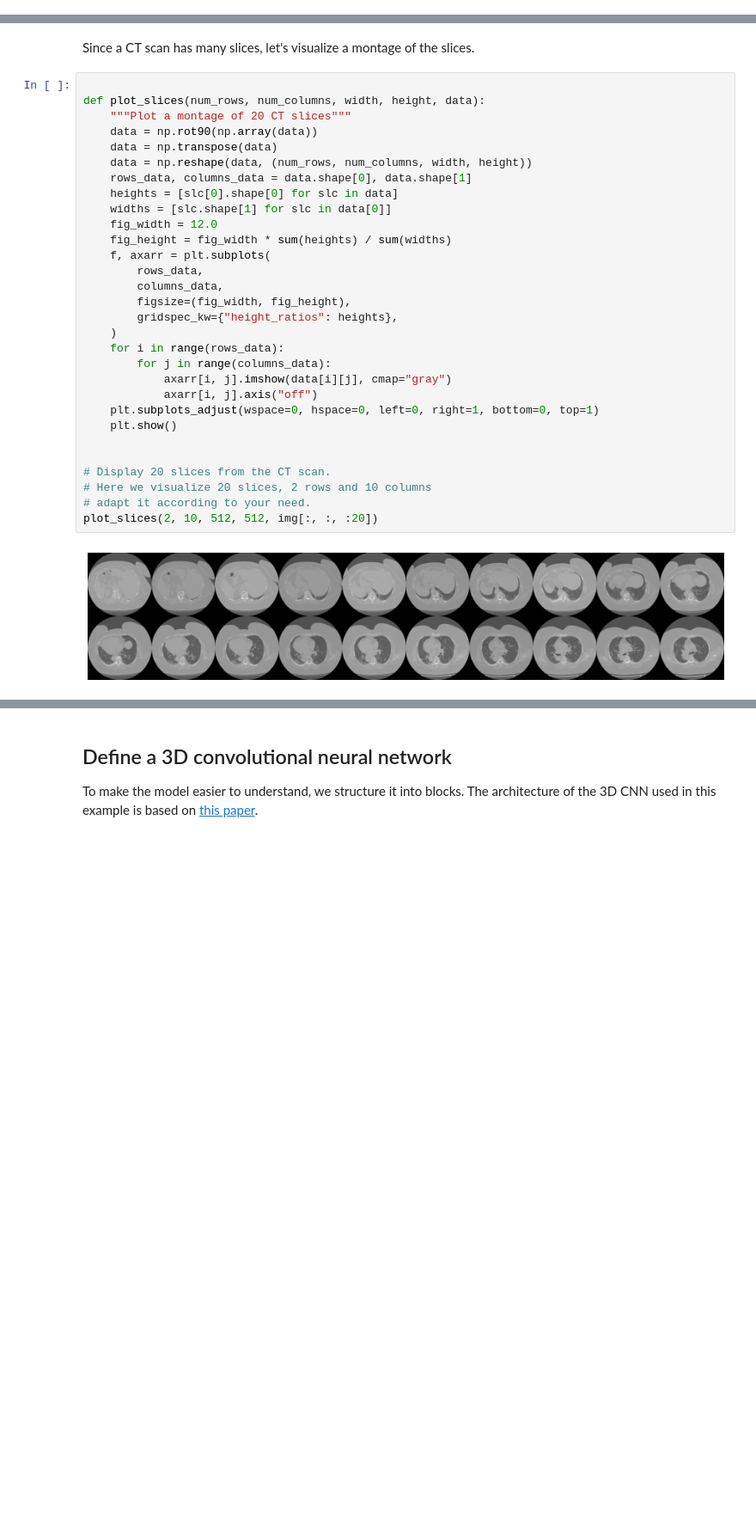
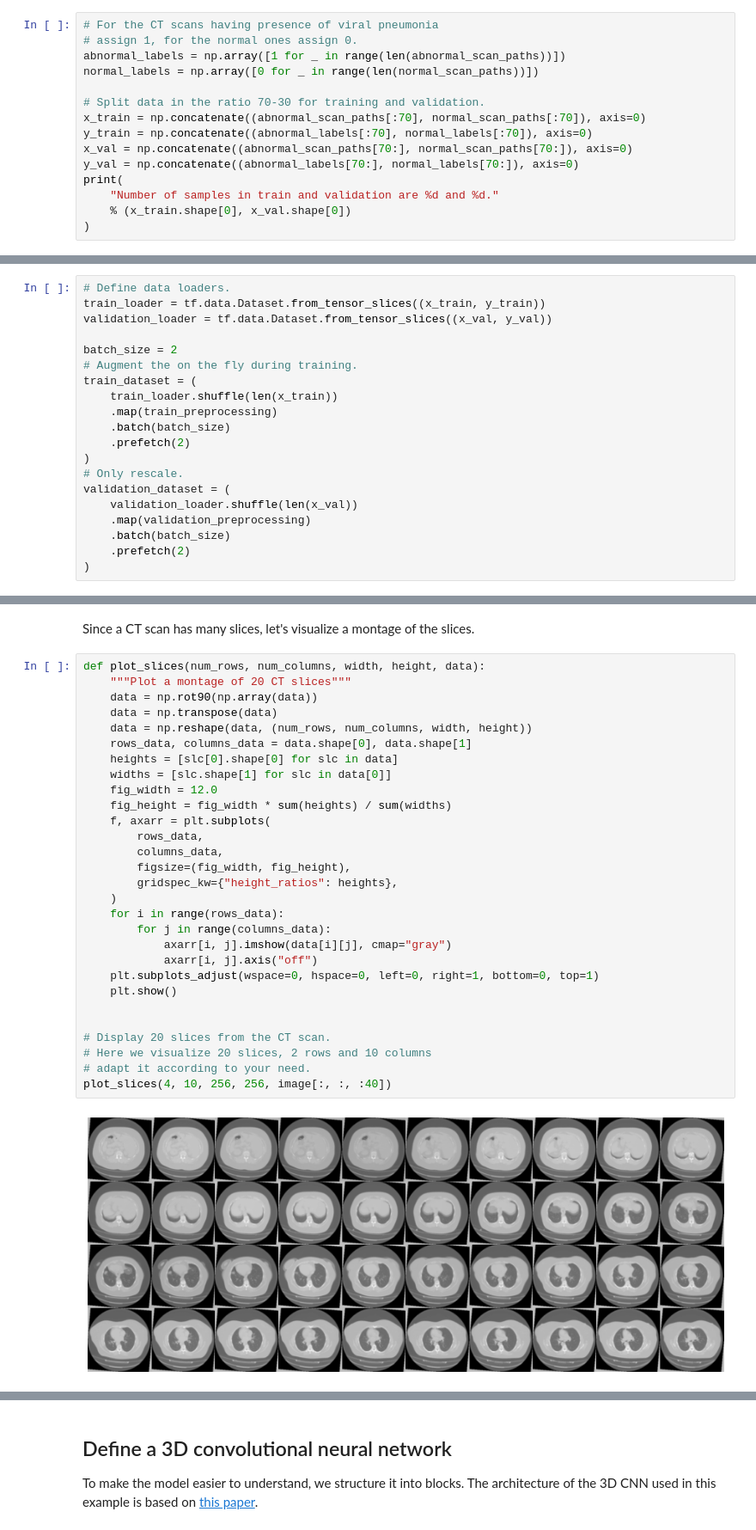
Before and after one commit to hasibzunair/3D-image-classification-tutorial, a Jupyter notebook: testnotebook.ipynb, the cells around one changed output, grey strips where cells are left out. Shown: that part at 86% size. Saved outputs shown, nothing was run; the diff lists cells and outputs as text; blank space fills up the shorter version.

Commit message:
custom 3D loader

```diff
--- a/testnotebook.ipynb
+++ b/testnotebook.ipynb
@@ -156,0 +92,15 @@ CT scans with abnormal lung tissue: 100
+# %%
+# For the CT scans having presence of viral pneumonia
+# assign 1, for the normal ones assign 0.
+abnormal_labels = np.array([1 for _ in range(len(abnormal_scan_paths))])
+normal_labels = np.array([0 for _ in range(len(normal_scan_paths))])
+
+# Split data in the ratio 70-30 for training and validation.
+x_train = np.concatenate((abnormal_scan_paths[:70], normal_scan_paths[:70]), axis=0)
+y_train = np.concatenate((abnormal_labels[:70], normal_labels[:70]), axis=0)
+x_val = np.concatenate((abnormal_scan_paths[70:], normal_scan_paths[70:]), axis=0)
+y_val = np.concatenate((abnormal_labels[70:], normal_labels[70:]), axis=0)
+print(
+    "Number of samples in train and validation are %d and %d."
+    % (x_train.shape[0], x_val.shape[0])
+)
@@ -157,3 +260,23 @@ CT scans with abnormal lung tissue: 100
+# %%
+# Define data loaders.
+train_loader = tf.data.Dataset.from_tensor_slices((x_train, y_train))
+validation_loader = tf.data.Dataset.from_tensor_slices((x_val, y_val))
+
+batch_size = 2
+# Augment the on the fly during training.
+train_dataset = (
+    train_loader.shuffle(len(x_train))
+    .map(train_preprocessing)
+    .batch(batch_size)
+    .prefetch(2)
+)
+# Only rescale.
+validation_dataset = (
+    validation_loader.shuffle(len(x_val))
+    .map(validation_preprocessing)
+    .batch(batch_size)
+    .prefetch(2)
+)
 # %% [markdown]
 Let's visualize a CT scan and it's shape.
 # %%
@@ -170,34 +295,33 @@ Dimension of the CT scan is: (512, 512, 33)
 # %% [markdown]
 Since a CT scan has many slices, let's visualize a montage of the slices.
 # %%
-
 def plot_slices(num_rows, num_columns, width, height, data):
     """Plot a montage of 20 CT slices"""
     data = np.rot90(np.array(data))
     data = np.transpose(data)
     data = np.reshape(data, (num_rows, num_columns, width, height))
     rows_data, columns_data = data.shape[0], data.shape[1]
     heights = [slc[0].shape[0] for slc in data]
     widths = [slc.shape[1] for slc in data[0]]
     fig_width = 12.0
     fig_height = fig_width * sum(heights) / sum(widths)
     f, axarr = plt.subplots(
         rows_data,
         columns_data,
         figsize=(fig_width, fig_height),
         gridspec_kw={"height_ratios": heights},
     )
     for i in range(rows_data):
         for j in range(columns_data):
             axarr[i, j].imshow(data[i][j], cmap="gray")
             axarr[i, j].axis("off")
     plt.subplots_adjust(wspace=0, hspace=0, left=0, right=1, bottom=0, top=1)
     plt.show()
 
 
 # Display 20 slices from the CT scan.
 # Here we visualize 20 slices, 2 rows and 10 columns
 # adapt it according to your need.
-plot_slices(2, 10, 512, 512, img[:, :, :20])
+plot_slices(4, 10, 256, 256, image[:, :, :40])
 # %% [output]
-[figure, old version]
+[figure, new version]
```
Also changed, not shown: parts of 21 cells of this notebook.
